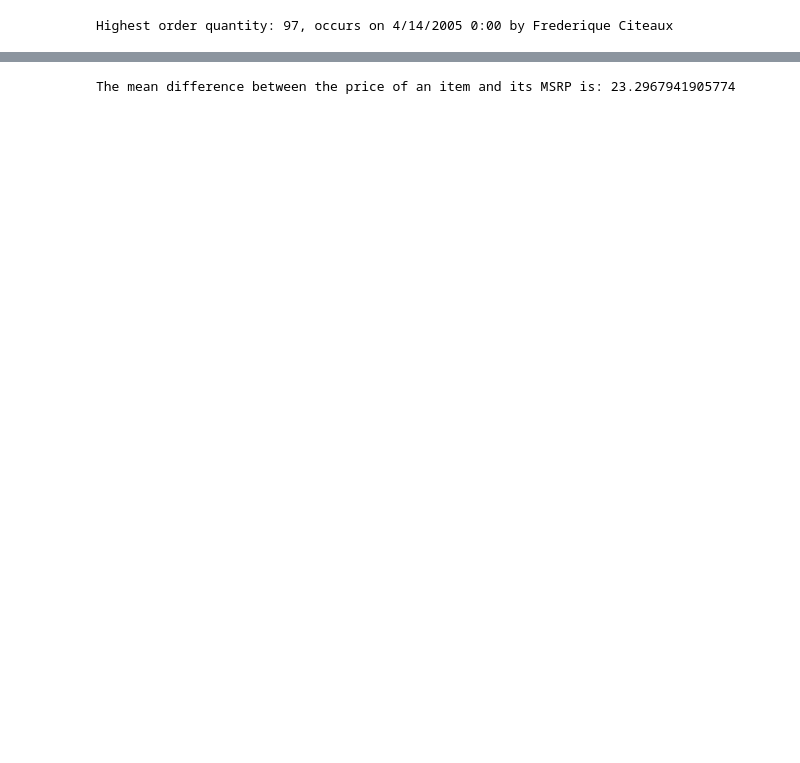
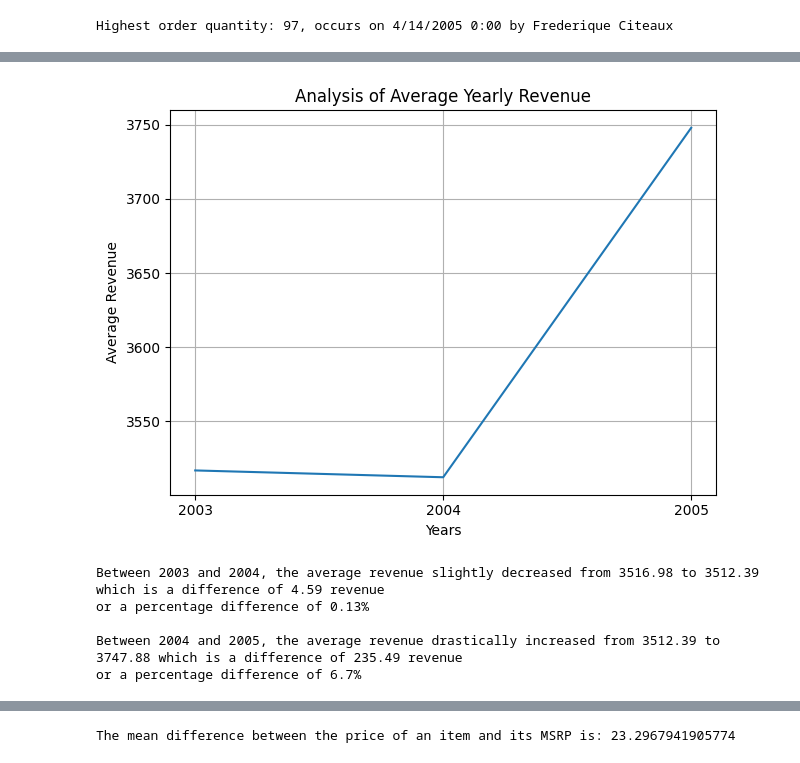
Before and after one commit to ydusf/sales-data-analysis, a Jupyter notebook: analysis/main.ipynb, the cells around one changed output, grey strips where cells are left out. Drawn from its saved outputs; the diff is of its cells as text; code cells hidden in the pictures; blank space fills up the shorter version.

```diff
--- a/analysis/main.ipynb
+++ b/analysis/main.ipynb
@@ -172,2 +170,32 @@ The sudden decline in total sales after November would also contribute and furth
 As this is when the holidays begin to take place and therefore shopping will dramatically decrease.
+# %%
+# revenue trend to analyse average yearly revenue
+
+yearly_revenue = sales_data_df[['SALES', 'YEAR_ID']].sort_values('YEAR_ID')
+
+avg_yearly_revenue = yearly_revenue.groupby('YEAR_ID')['SALES'].mean()
+
+years, revenue = avg_yearly_revenue.index, avg_yearly_revenue.values
+
+plt.plot(years, revenue)
+plt.xlabel('Years')
+plt.ylabel('Average Revenue')
+plt.title('Analysis of Average Yearly Revenue')
+plt.grid(True)
+plt.xticks(np.arange(min(years), max(years)+1, 1.0))
+plt.tight_layout()
+plt.show()
+
+print(f"""Between 2003 and 2004, the average revenue slightly decreased from {np.round(revenue[0], 2)} to {np.round(revenue[1], 2)} which is a difference of {numerical_difference(revenue[0], revenue[1])} revenue
+or a percentage difference of {percentage_difference(revenue[0], revenue[1])}%\n""")
+
+print(f"""Between 2004 and 2005, the average revenue drastically increased from {np.round(revenue[1], 2)} to {np.round(revenue[2], 2)} which is a difference of {numerical_difference(revenue[1], revenue[2])} revenue
+or a percentage difference of {percentage_difference(revenue[1], revenue[2])}%\n""")
+# %% [output]
+[figure, added]
+Between 2003 and 2004, the average revenue slightly decreased from 3516.98 to 3512.39 which is a difference of 4.59 revenue
+or a percentage difference of 0.13%
+
+Between 2004 and 2005, the average revenue drastically increased from 3512.39 to 3747.88 which is a difference of 235.49 revenue
+or a percentage difference of 6.7%
 # %%
```
Also changed, not shown: parts of 7 cells of this notebook.
